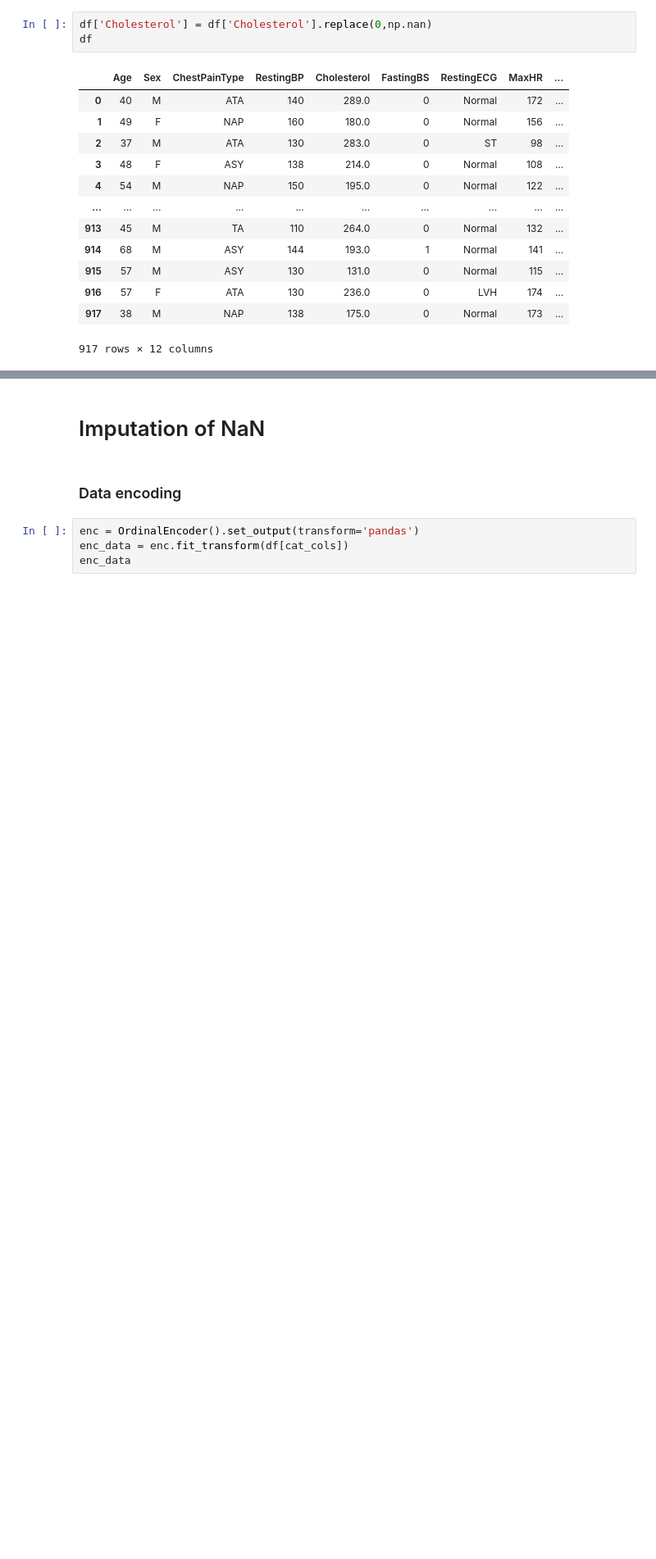
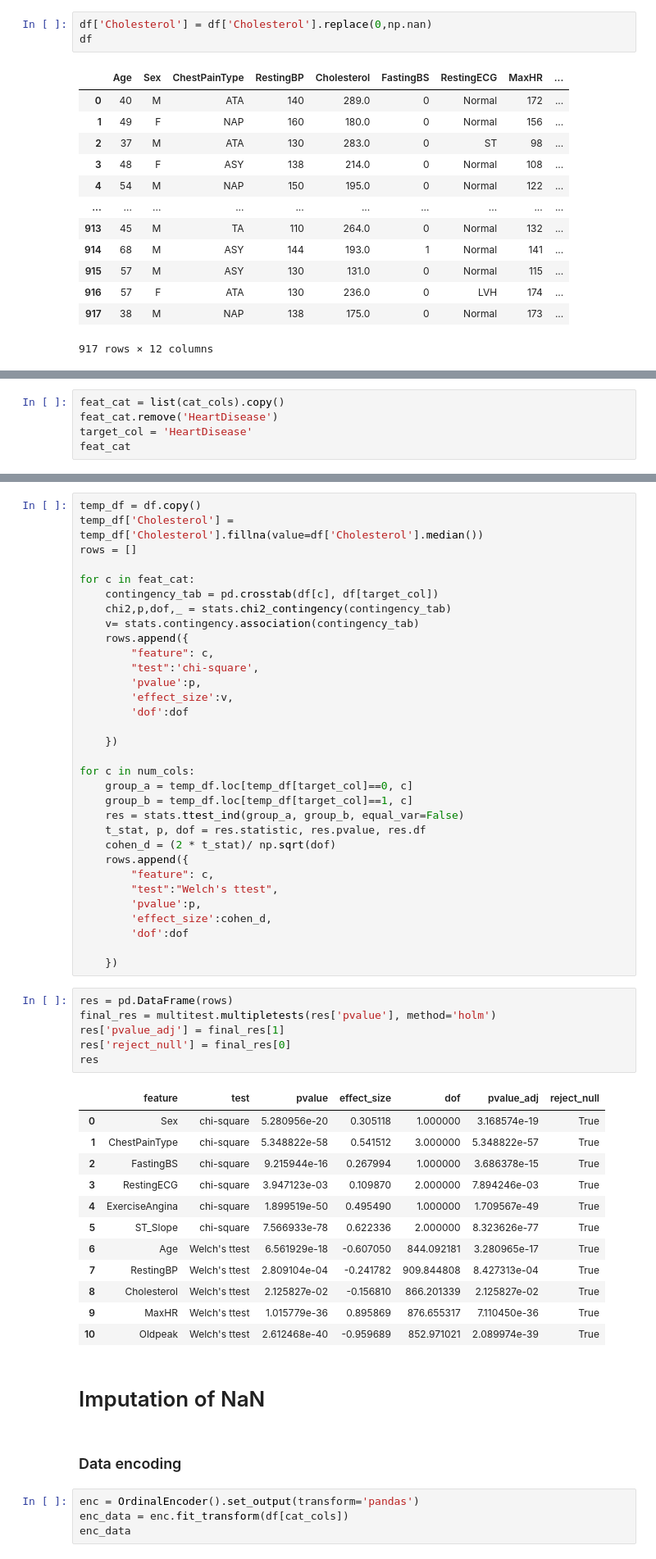
Before and after one commit to Sujan-13/heart-risk-api, a Jupyter notebook: train.ipynb, the cells around one changed output, grey strips where cells are left out. Shown at 82% size. Cells and saved outputs as stored; diff of their text form; blank space fills up the shorter version.

Commit message:
Add streamlit and statistics

```diff
--- a/train.ipynb
+++ b/train.ipynb
@@ -175,0 +184,5 @@ df
+# %%
+feat_cat = list(cat_cols).copy()
+feat_cat.remove('HeartDisease')
+target_col = 'HeartDisease'
+feat_cat
@@ -176,3 +214,54 @@ df
+# %%
+temp_df = df.copy()
+temp_df['Cholesterol'] = temp_df['Cholesterol'].fillna(value=df['Cholesterol'].median())
+rows = []
+
+for c in feat_cat:
+    contingency_tab = pd.crosstab(df[c], df[target_col])
+    chi2,p,dof,_ = stats.chi2_contingency(contingency_tab)
+    v= stats.contingency.association(contingency_tab)
+    rows.append({
+        "feature": c,
+        "test":'chi-square',
+        'pvalue':p,
+        'effect_size':v,
+        'dof':dof
+
+    })
+
+for c in num_cols:
+    group_a = temp_df.loc[temp_df[target_col]==0, c]
+    group_b = temp_df.loc[temp_df[target_col]==1, c]
+    res = stats.ttest_ind(group_a, group_b, equal_var=False)
+    t_stat, p, dof = res.statistic, res.pvalue, res.df
+    cohen_d = (2 * t_stat)/ np.sqrt(dof)
+    rows.append({
+        "feature": c,
+        "test":"Welch's ttest",
+        'pvalue':p,
+        'effect_size':cohen_d,
+        'dof':dof
+
+    })
+# %%
+res = pd.DataFrame(rows)
+final_res = multitest.multipletests(res['pvalue'], method='holm')
+res['pvalue_adj'] = final_res[1]
+res['reject_null'] = final_res[0]
+res
+# %% [output]
+|  | feature | test | pvalue | effect_size | dof | pvalue_adj | reject_null |
+| 0 | Sex | chi-square | 5.280956e-20 | 0.305118 | 1.000000 | 3.168574e-19 | True |
+| 1 | ChestPainType | chi-square | 5.348822e-58 | 0.541512 | 3.000000 | 5.348822e-57 | True |
+| 2 | FastingBS | chi-square | 9.215944e-16 | 0.267994 | 1.000000 | 3.686378e-15 | True |
+| 3 | RestingECG | chi-square | 3.947123e-03 | 0.109870 | 2.000000 | 7.894246e-03 | True |
+| 4 | ExerciseAngina | chi-square | 1.899519e-50 | 0.495490 | 1.000000 | 1.709567e-49 | True |
+| 5 | ST_Slope | chi-square | 7.566933e-78 | 0.622336 | 2.000000 | 8.323626e-77 | True |
+| 6 | Age | Welch's ttest | 6.561929e-18 | -0.607050 | 844.092181 | 3.280965e-17 | True |
+| 7 | RestingBP | Welch's ttest | 2.809104e-04 | -0.241782 | 909.844808 | 8.427313e-04 | True |
+| 8 | Cholesterol | Welch's ttest | 2.125827e-02 | -0.156810 | 866.201339 | 2.125827e-02 | True |
+| 9 | MaxHR | Welch's ttest | 1.015779e-36 | 0.895869 | 876.655317 | 7.110450e-36 | True |
+| 10 | Oldpeak | Welch's ttest | 2.612468e-40 | -0.959689 | 852.971021 | 2.089974e-39 | True |
 # %% [markdown]
 # Imputation of NaN
 # %% [markdown]
```
Also changed, not shown: parts of 5 cells of this notebook, 3 other files.
